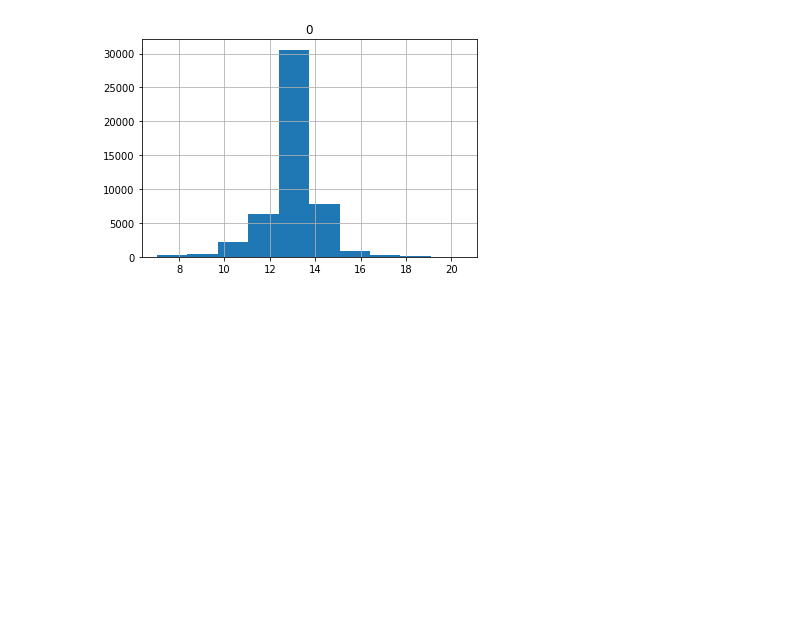
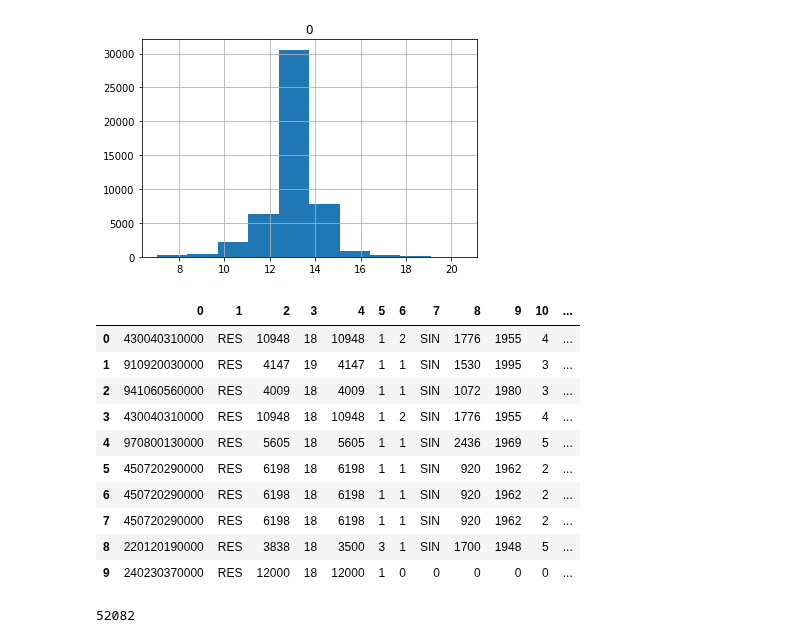
Before and after one commit to UHERO/data-science-incubator, a Jupyter notebook: uestimate/dataProcessingWithBaseline.ipynb, the cells around one changed output. Cells and saved outputs as stored; diff of their text form; code cells hidden in the pictures; blank space fills up the shorter version.

```diff
--- a/uestimate/dataProcessingWithBaseline.ipynb
+++ b/uestimate/dataProcessingWithBaseline.ipynb
@@ -175,5 +175,35 @@ array([[<matplotlib.axes._subplots.AxesSubplot object at 0x...>]],
       dtype=object)
 [figure]
 # %%
-df = pd.concat([features, labels], axis = 1)
-df.
+df = pd.concat([pd.DataFrame(features), pd.DataFrame(labels, columns = ['saleYear', 'salePrice'])], axis = 1)
+df.head(10)
+# %% [output]
+|  | 0 | 1 | 2 | 3 | 4 | 5 | 6 | 7 | 8 | 9 | 10 | ... |
+| 0 | 430040310000 | RES | 10948 | 18 | 10948 | 1 | 2 | SIN | 1776 | 1955 | 4 | ... |
+| 1 | 910920030000 | RES | 4147 | 19 | 4147 | 1 | 1 | SIN | 1530 | 1995 | 3 | ... |
+| 2 | 941060560000 | RES | 4009 | 18 | 4009 | 1 | 1 | SIN | 1072 | 1980 | 3 | ... |
+| 3 | 430040310000 | RES | 10948 | 18 | 10948 | 1 | 2 | SIN | 1776 | 1955 | 4 | ... |
+| 4 | 970800130000 | RES | 5605 | 18 | 5605 | 1 | 1 | SIN | 2436 | 1969 | 5 | ... |
+| 5 | 450720290000 | RES | 6198 | 18 | 6198 | 1 | 1 | SIN | 920 | 1962 | 2 | ... |
+| 6 | 450720290000 | RES | 6198 | 18 | 6198 | 1 | 1 | SIN | 920 | 1962 | 2 | ... |
+| 7 | 450720290000 | RES | 6198 | 18 | 6198 | 1 | 1 | SIN | 920 | 1962 | 2 | ... |
+| 8 | 220120190000 | RES | 3838 | 18 | 3500 | 3 | 1 | SIN | 1700 | 1948 | 5 | ... |
+| 9 | 240230370000 | RES | 12000 | 18 | 12000 | 1 | 0 | 0 | 0 | 0 | 0 | ... |
+# %%
+df.rename({0: 'tmk', 1: 'propertyClass',
+            2: 'landArea',
+            3: 'numAssessments',
+            4: 'footage',
+            5: 'rebuilds',
+            6: 'numBuildings',
+            7: 'occupancy',
+            8: 'houseArea',
+            9: 'yearBuilt',
+            10: 'bedrooms',
+            11: 'baths',
+            12: 'halfBaths',
+            13: 'numPermits',
+            14: 'numSales'}, axis = 'columns', inplace = True)
+len(df.dropna())
+# %% [output]
+52082
```
Also changed, not shown: parts of 1 cell of this notebook.
